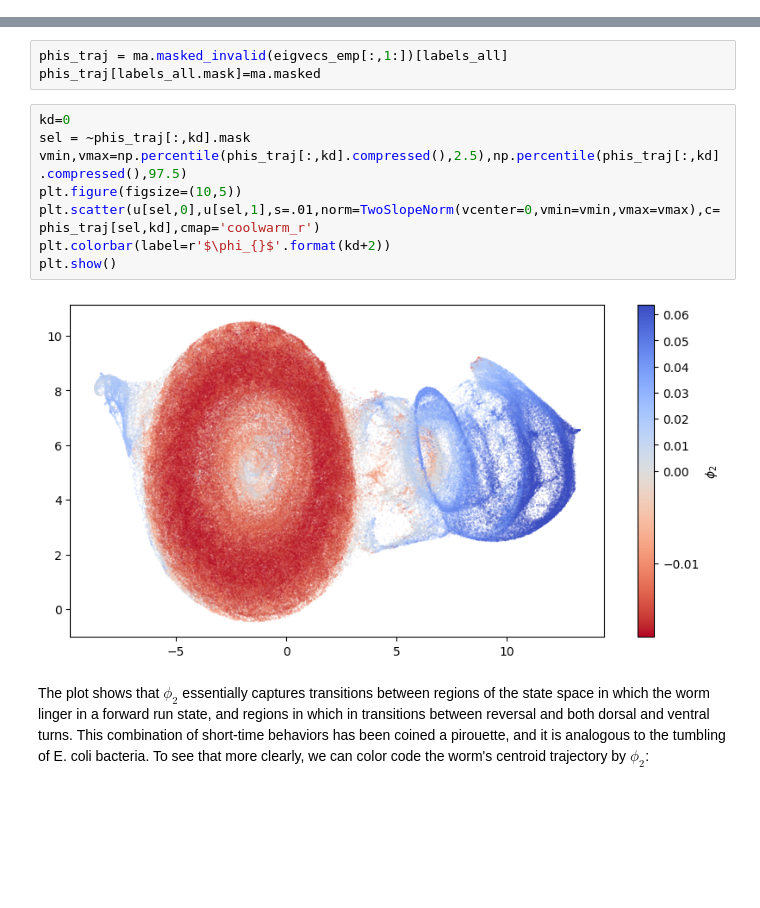
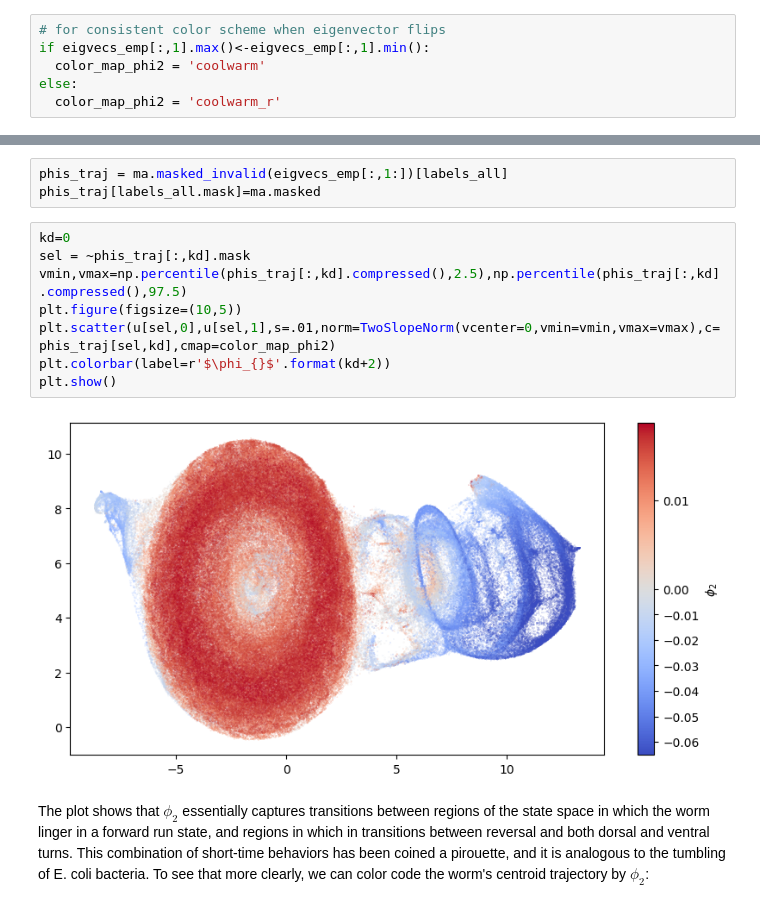
Before and after one commit to AntonioCCosta/DPG_PhysicsBehavior_2026, a Jupyter notebook: notebooks/notebook_4_worm.ipynb, the cells around one changed output, grey strips where cells are left out. Saved outputs shown, nothing was run; the diff lists cells and outputs as text; blank space fills up the shorter version.

```diff
--- a/notebooks/notebook_4_worm.ipynb
+++ b/notebooks/notebook_4_worm.ipynb
@@ -305,6 +286,12 @@ R = op_calc.get_reversible_transition_matrix(P_emp)
 eigvals_emp,eigvecs_emp = op_calc.sorted_spectrum(R,k=6)
 eigvecs_emp = eigvecs_emp.real
 eigvecs_emp = eigvecs_emp/np.linalg.norm(eigvecs_emp,axis=0)
+# %%
+# for consistent color scheme when eigenvector flips
+if eigvecs_emp[:,1].max()<-eigvecs_emp[:,1].min():
+  color_map_phi2 = 'coolwarm'
+else:
+  color_map_phi2 = 'coolwarm_r'
 # %% [markdown]
 Let's examine what the slowest mode, $\phi_2$ corresponds to, by color coding the posture state space by the projection along $\phi_2$.
 # %%
@@ -313,13 +300,13 @@ phis_traj[labels_all.mask]=ma.masked
 # %%
 kd=0
 sel = ~phis_traj[:,kd].mask
 vmin,vmax=np.percentile(phis_traj[:,kd].compressed(),2.5),np.percentile(phis_traj[:,kd].compressed(),97.5)
 plt.figure(figsize=(10,5))
-plt.scatter(u[sel,0],u[sel,1],s=.01,norm=TwoSlopeNorm(vcenter=0,vmin=vmin,vmax=vmax),c=phis_traj[sel,kd],cmap='coolwarm_r')
+plt.scatter(u[sel,0],u[sel,1],s=.01,norm=TwoSlopeNorm(vcenter=0,vmin=vmin,vmax=vmax),c=phis_traj[sel,kd],cmap=color_map_phi2)
 plt.colorbar(label=r'$\phi_{}$'.format(kd+2))
 plt.show()
 # %% [output]
-[figure, old version]
+[figure, new version]
 # %% [markdown]
 The plot shows that $\phi_2$ essentially captures transitions between regions of the state space in which the worm linger in a forward run state, and regions in which in transitions between reversal and both dorsal and ventral turns. This combination of short-time behaviors has been coined a pirouette, and it is analogous to the tumbling of E. coli bacteria. To see that more clearly, we can color code the worm's centroid trajectory by $\phi_2$:
 # %%
```
Also changed, not shown: parts of 17 cells of this notebook.
